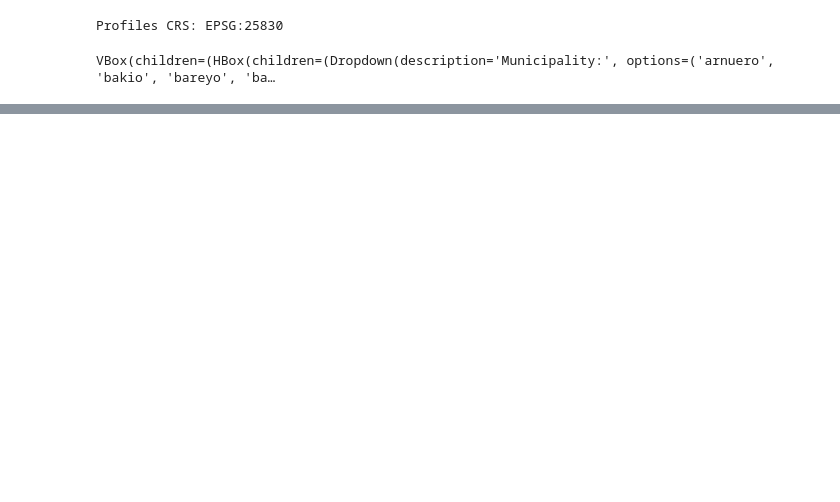
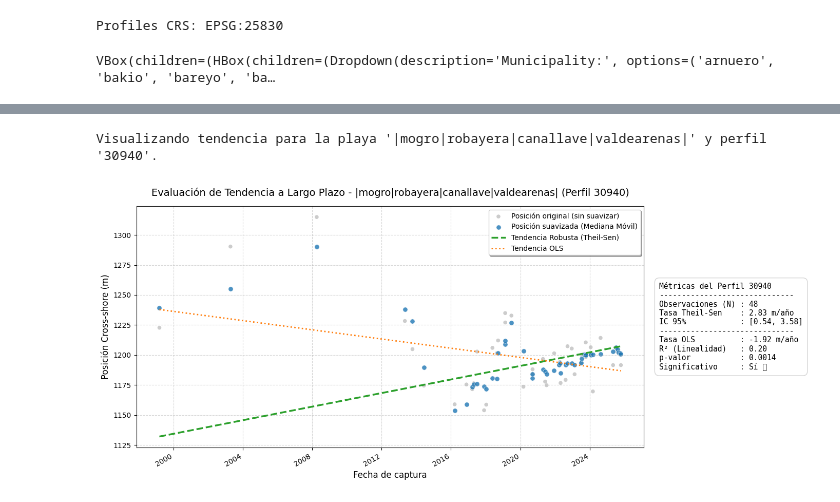
Before and after one commit to AlbertGallegoJimenez/macrotidal_coastal_rates, a Jupyter notebook: nb_test_tasas.ipynb, the cells around one changed output, grey strips where cells are left out. Saved outputs shown, nothing was run; the diff lists cells and outputs as text; code cells hidden in the pictures; blank space fills up the shorter version.

```diff
--- a/nb_test_tasas.ipynb
+++ b/nb_test_tasas.ipynb
@@ -14,7 +14,7 @@ profiles["profile_id"] = profiles["ID_Perfil"].astype(int)
 shorelines = gpd.read_file(os.path.join("data", "shorelines",  "LineasCosta.gpkg"),
                            layer="LineasCostaPlayas")
 # Keep only the relevant columns
-columns_to_keep = ["ID_LineaCosta", "Municipio", "Playa", "Fecha", "Hora", "Cuadrante", "NivelTotal"]
+columns_to_keep = ["ID_LineaCosta", "Mision", "Municipio", "Playa", "Fecha", "Hora", "Cuadrante", "NivelTotal"]
 shorelines = shorelines[columns_to_keep + ["geometry"]]
 # Filter the shorelines to keep only those where "Cuadrante" is between 94 and 120
 shorelines = shorelines[(shorelines["Cuadrante"] >= 94) & (shorelines["Cuadrante"] <= 120)]
@@ -225,8 +225,8 @@ Datos retenidos:  58 líneas (7.5%)
 # %%
-from utils import ShorelineSmoother
+from utils import ShorelineEvolutionAnalyzer
 
-# Initialize the smoother with a N-day temporal window
-smoother = ShorelineSmoother(
+# Initialize the analyzer with a N-day temporal window
+analyzer = ShorelineEvolutionAnalyzer(
     window='360D',               # Time-based window
     min_periods=2,               # Needs at least 2 points in those N days to compute a median
     profile_col="profile_id",
@@ -234,5 +234,11 @@ smoother = ShorelineSmoother(
     pos_col="shoreline_position_m"
 )
 
-# Apply to the previously filtered dataset
-smoothed_data = smoother.fit_transform(filtered_data)
+# 1. Ejecutar el pipeline completo sobre tus datos previamente filtrados por marea
+smoothed_data = analyzer.fit_transform(filtered_data)
+
+# 2. Extraer la tabla final con las tasas de evolución (m/año) y estadísticos
+tasas_resultados = analyzer.rates_
+
+# Ver los primeros resultados
+display(tasas_resultados.head())
@@ -317,0 +386,9 @@ Observaciones totales: 52
+# %%
+visualizar_tendencia_perfil(
+    df_suavizado=smoothed_data,
+    df_tasas=tasas_resultados,
+    profile_id=30940
+)
+# %% [output]
+Visualizando tendencia para la playa '|mogro|robayera|canallave|valdearenas|' y perfil '30940'.
+[figure, added]
```
Also changed, not shown: parts of 7 cells of this notebook.
